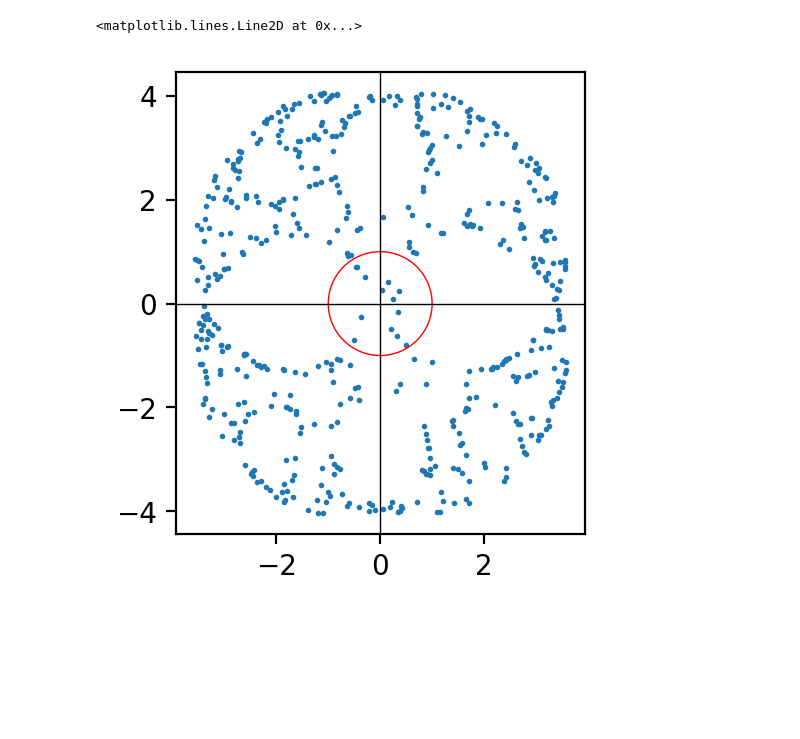
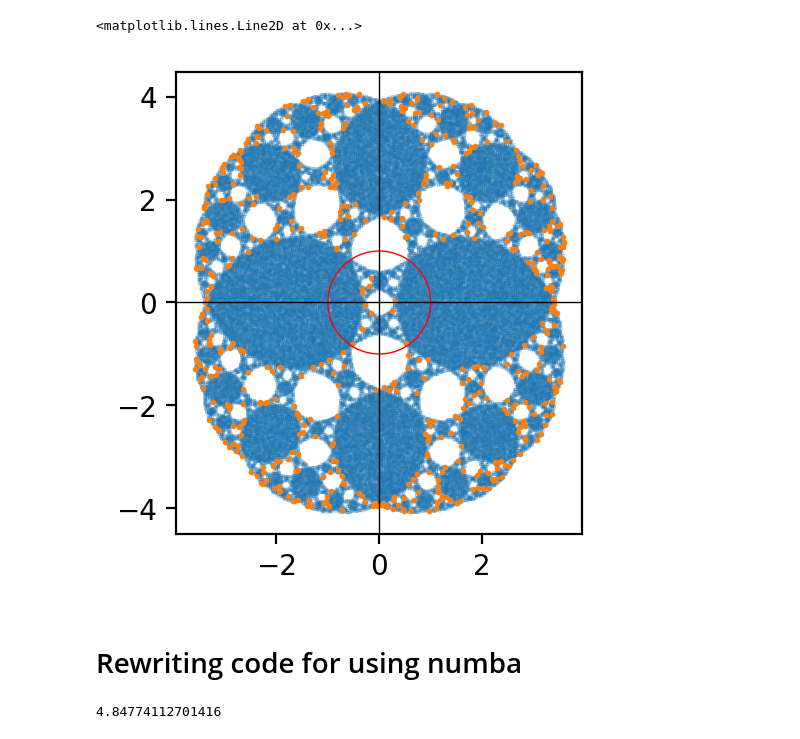
Before and after one commit to eft-isimus/julia_set_spring_24, a Jupyter notebook: code.ipynb, the cells around one changed output. Saved outputs shown, nothing was run; the diff lists cells and outputs as text; code cells hidden in the pictures; blank space fills up the shorter version.

Commit message:
tried to make numba work, WIP

```diff
--- a/code.ipynb
+++ b/code.ipynb
@@ -64,13 +66,15 @@ check_array_flow = np.array(check_list_flow)
 # %%
 plt.figure(figsize=(3, 3), dpi=200)
-# plt.scatter(check_array.real, check_array.imag, s=0.001, label = 'kuch bhi')
+plt.scatter(check_array.real, check_array.imag, s=0.001, label = 'kuch bhi')
 plt.scatter(check_array_flow.real, check_array_flow.imag, s = 1, label = 'fixed points')
 plt.gca().set_aspect('equal')
 circle1 = plt.Circle((0, 0), 1, color='r', fill=False, lw=0.5)
 
 plt.gca().add_patch(circle1)
 plt.axvline(0, color='k', lw = 0.5)
 plt.axhline(0, color='k', lw = 0.5)
 # %% [output]
 <matplotlib.lines.Line2D at 0x...>
-[figure, old version]
+[figure, new version]
+# %% [markdown]
+# Rewriting code for using numba
@@ -76,0 +96,7 @@ plt.axhline(0, color='k', lw = 0.5)
+# %%
+start = time.time()
+random_array = generate_random_of_length(10**8)
+end = time.time()
+print(end-start)
+# %% [output]
+4.84774112701416
```
Also changed, not shown: parts of 9 cells of this notebook.
